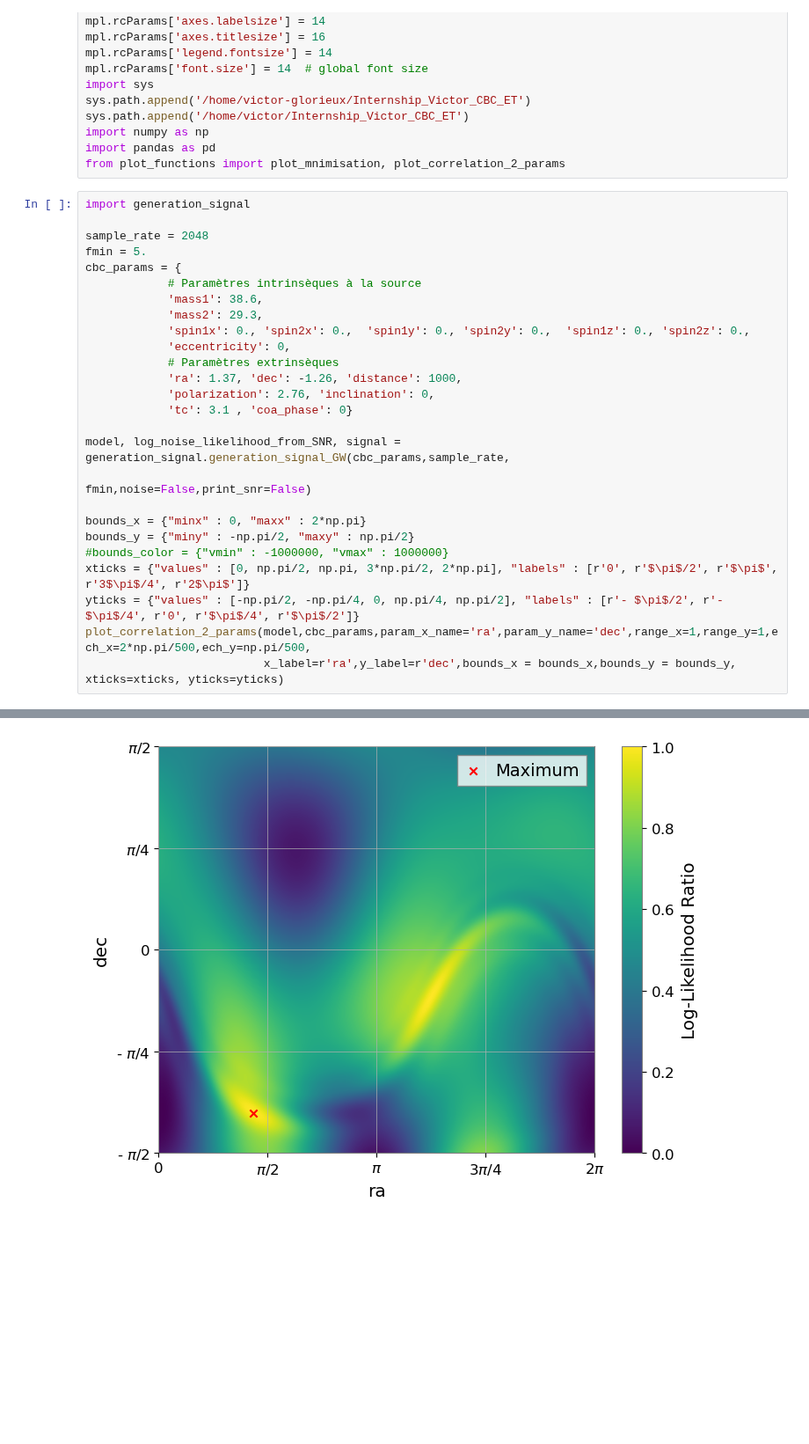
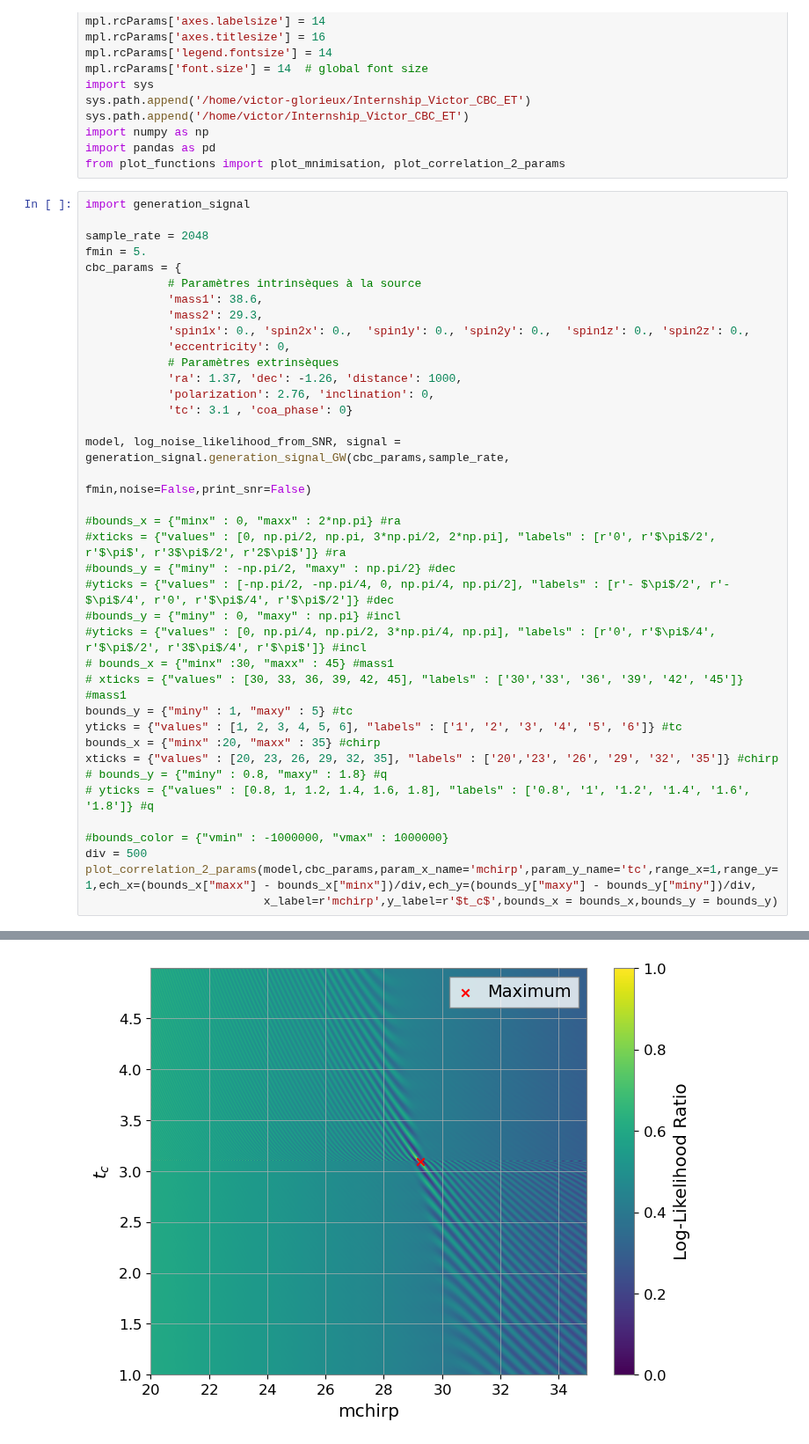
Before and after one commit to Glorieux-Victor/Internship_Victor_CBC_ET, a Jupyter notebook: code_Adrian/MLE_pipeline/src/plots.ipynb, the cells around one changed output, grey strips where cells are left out. Shown at 88% size. Saved outputs shown, nothing was run; the diff lists cells and outputs as text; blank space fills up the shorter version.

Commit message:
plots correlation 2 params + prise en compte chripm et q

```diff
--- a/code_Adrian/MLE_pipeline/src/plots.ipynb
+++ b/code_Adrian/MLE_pipeline/src/plots.ipynb
@@ -33,13 +33,25 @@ cbc_params = {
 model, log_noise_likelihood_from_SNR, signal = generation_signal.generation_signal_GW(cbc_params,sample_rate,
                                                                               fmin,noise=False,print_snr=False)
 
-bounds_x = {"minx" : 0, "maxx" : 2*np.pi}
-bounds_y = {"miny" : -np.pi/2, "maxy" : np.pi/2}
+#bounds_x = {"minx" : 0, "maxx" : 2*np.pi} #ra
+#xticks = {"values" : [0, np.pi/2, np.pi, 3*np.pi/2, 2*np.pi], "labels" : [r'0', r'$\pi$/2', r'$\pi$', r'3$\pi$/2', r'2$\pi$']} #ra
+#bounds_y = {"miny" : -np.pi/2, "maxy" : np.pi/2} #dec
+#yticks = {"values" : [-np.pi/2, -np.pi/4, 0, np.pi/4, np.pi/2], "labels" : [r'- $\pi$/2', r'- $\pi$/4', r'0', r'$\pi$/4', r'$\pi$/2']} #dec
+#bounds_y = {"miny" : 0, "maxy" : np.pi} #incl
+#yticks = {"values" : [0, np.pi/4, np.pi/2, 3*np.pi/4, np.pi], "labels" : [r'0', r'$\pi$/4', r'$\pi$/2', r'3$\pi$/4', r'$\pi$']} #incl
+# bounds_x = {"minx" :30, "maxx" : 45} #mass1
+# xticks = {"values" : [30, 33, 36, 39, 42, 45], "labels" : ['30','33', '36', '39', '42', '45']} #mass1
+bounds_y = {"miny" : 1, "maxy" : 5} #tc
+yticks = {"values" : [1, 2, 3, 4, 5, 6], "labels" : ['1', '2', '3', '4', '5', '6']} #tc
+bounds_x = {"minx" :20, "maxx" : 35} #chirp
+xticks = {"values" : [20, 23, 26, 29, 32, 35], "labels" : ['20','23', '26', '29', '32', '35']} #chirp
+# bounds_y = {"miny" : 0.8, "maxy" : 1.8} #q
+# yticks = {"values" : [0.8, 1, 1.2, 1.4, 1.6, 1.8], "labels" : ['0.8', '1', '1.2', '1.4', '1.6', '1.8']} #q
+
 #bounds_color = {"vmin" : -1000000, "vmax" : 1000000}
-xticks = {"values" : [0, np.pi/2, np.pi, 3*np.pi/2, 2*np.pi], "labels" : [r'0', r'$\pi$/2', r'$\pi$', r'3$\pi$/4', r'2$\pi$']}
-yticks = {"values" : [-np.pi/2, -np.pi/4, 0, np.pi/4, np.pi/2], "labels" : [r'- $\pi$/2', r'- $\pi$/4', r'0', r'$\pi$/4', r'$\pi$/2']}
-plot_correlation_2_params(model,cbc_params,param_x_name='ra',param_y_name='dec',range_x=1,range_y=1,ech_x=2*np.pi/500,ech_y=np.pi/500,
-                          x_label=r'ra',y_label=r'dec',bounds_x = bounds_x,bounds_y = bounds_y, xticks=xticks, yticks=yticks)
+div = 500
+plot_correlation_2_params(model,cbc_params,param_x_name='mchirp',param_y_name='tc',range_x=1,range_y=1,ech_x=(bounds_x["maxx"] - bounds_x["minx"])/div,ech_y=(bounds_y["maxy"] - bounds_y["miny"])/div,
+                          x_label=r'mchirp',y_label=r'$t_c$',bounds_x = bounds_x,bounds_y = bounds_y)
 # %% [output]
 Iterations totales :  250000
 (500, 500)
@@ -49 +61 @@ dec = -1.26
-[figure, old version]
+[figure, new version]
```
Also changed, not shown: parts of 1 cell of this notebook, 6 other files.
